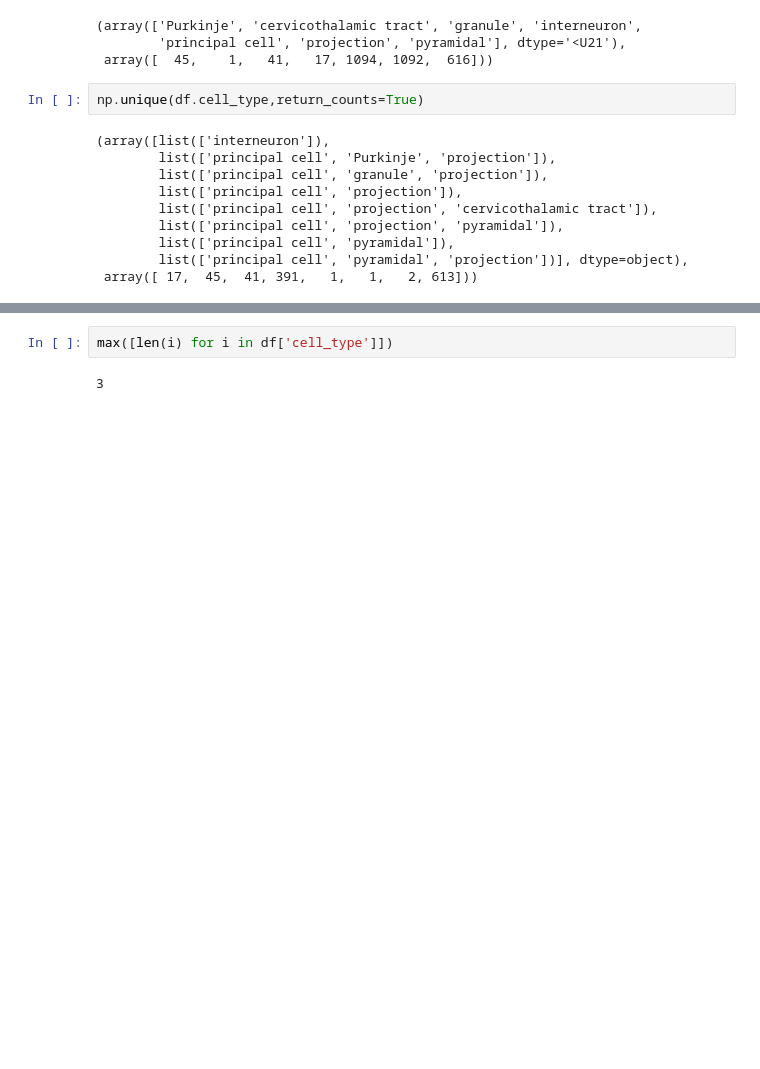
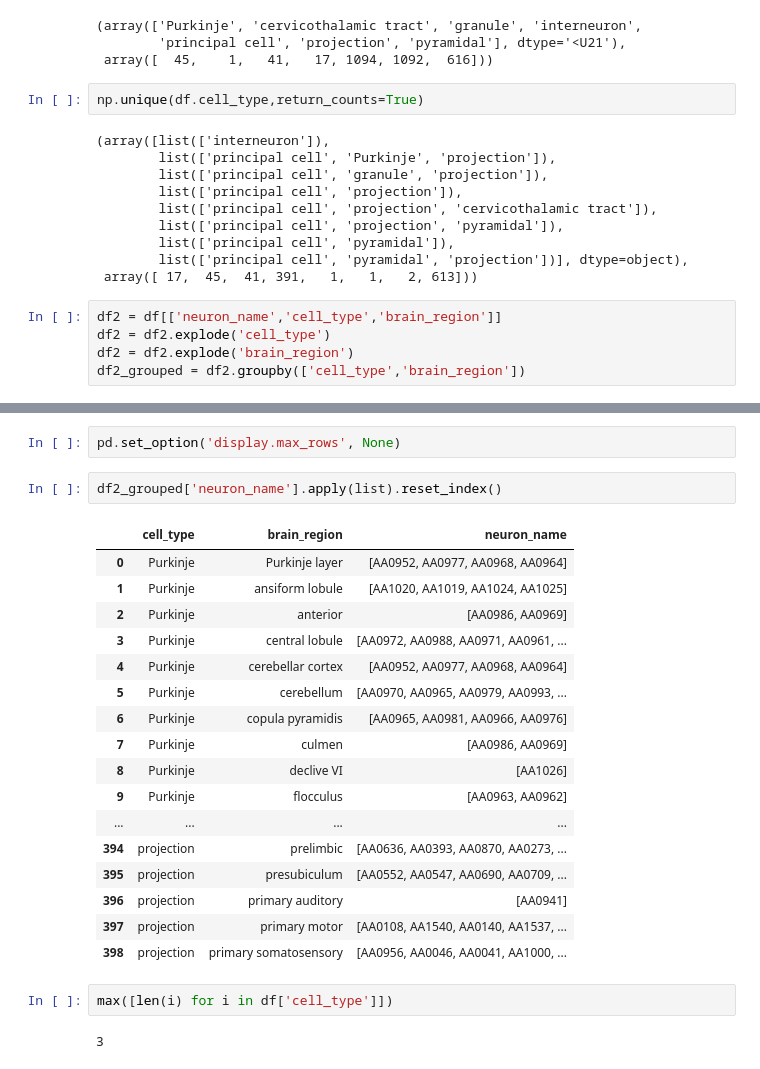
Before and after one commit to LeonardoPollina/MMN_Project, a Jupyter notebook: Scripts/fetch_metadata.ipynb, the cells around one changed output, grey strips where cells are left out. Drawn from its saved outputs; the diff is of its cells as text; blank space fills up the shorter version.

Commit message:
improve groupby

```diff
--- a/Scripts/fetch_metadata.ipynb
+++ b/Scripts/fetch_metadata.ipynb
@@ -249,3 +265,8 @@ np.unique(df.cell_type,return_counts=True)
         list(['principal cell', 'pyramidal']),
         list(['principal cell', 'pyramidal', 'projection'])], dtype=object),
  array([ 17,  45,  41, 391,   1,   1,   2, 613]))
+# %%
+df2 = df[['neuron_name','cell_type','brain_region']]
+df2 = df2.explode('cell_type')
+df2 = df2.explode('brain_region')
+df2_grouped = df2.groupby(['cell_type','brain_region'])
@@ -252,3 +315,25 @@ np.unique(df.cell_type,return_counts=True)
+# %%
+pd.set_option('display.max_rows', None)
+# %%
+df2_grouped['neuron_name'].apply(list).reset_index()
+# %% [output]
+|  | cell_type | brain_region | neuron_name |
+| 0 | Purkinje | Purkinje layer | [AA0952, AA0977, AA0968, AA0964] |
+| 1 | Purkinje | ansiform lobule | [AA1020, AA1019, AA1024, AA1025] |
+| 2 | Purkinje | anterior | [AA0986, AA0969] |
+| 3 | Purkinje | central lobule | [AA0972, AA0988, AA0971, AA0961, ... |
+| 4 | Purkinje | cerebellar cortex | [AA0952, AA0977, AA0968, AA0964] |
+| 5 | Purkinje | cerebellum | [AA0970, AA0965, AA0979, AA0993, ... |
+| 6 | Purkinje | copula pyramidis | [AA0965, AA0981, AA0966, AA0976] |
+| 7 | Purkinje | culmen | [AA0986, AA0969] |
+| 8 | Purkinje | declive VI | [AA1026] |
+| 9 | Purkinje | flocculus | [AA0963, AA0962] |
+| ... | ... | ... | ... |
+| 394 | projection | prelimbic | [AA0636, AA0393, AA0870, AA0273, ... |
+| 395 | projection | presubiculum | [AA0552, AA0547, AA0690, AA0709, ... |
+| 396 | projection | primary auditory | [AA0941] |
+| 397 | projection | primary motor | [AA0108, AA1540, AA0140, AA1537, ... |
+| 398 | projection | primary somatosensory | [AA0956, AA0046, AA0041, AA1000, ... |
 # %%
 max([len(i) for i in df['cell_type']])
 # %% [output]
```
Also changed, not shown: parts of 4 cells of this notebook.
